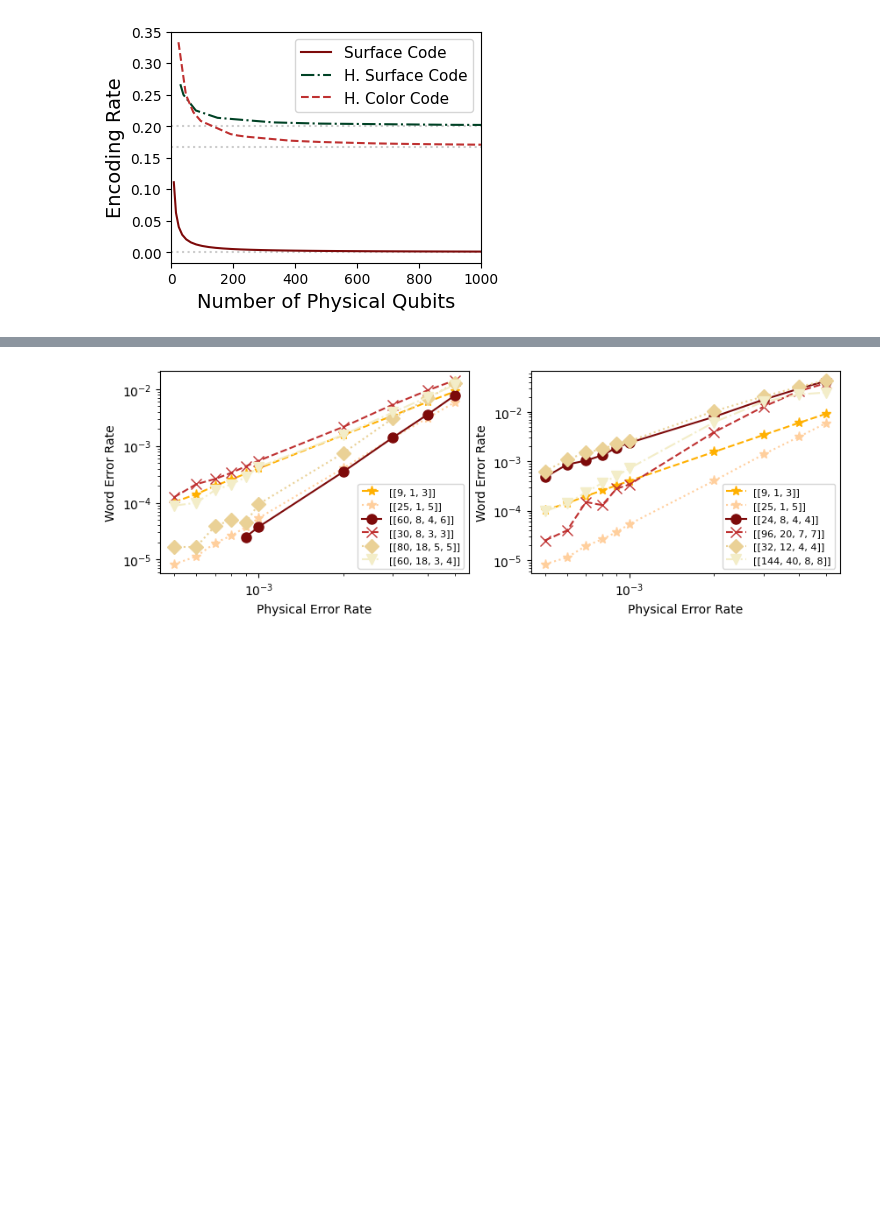
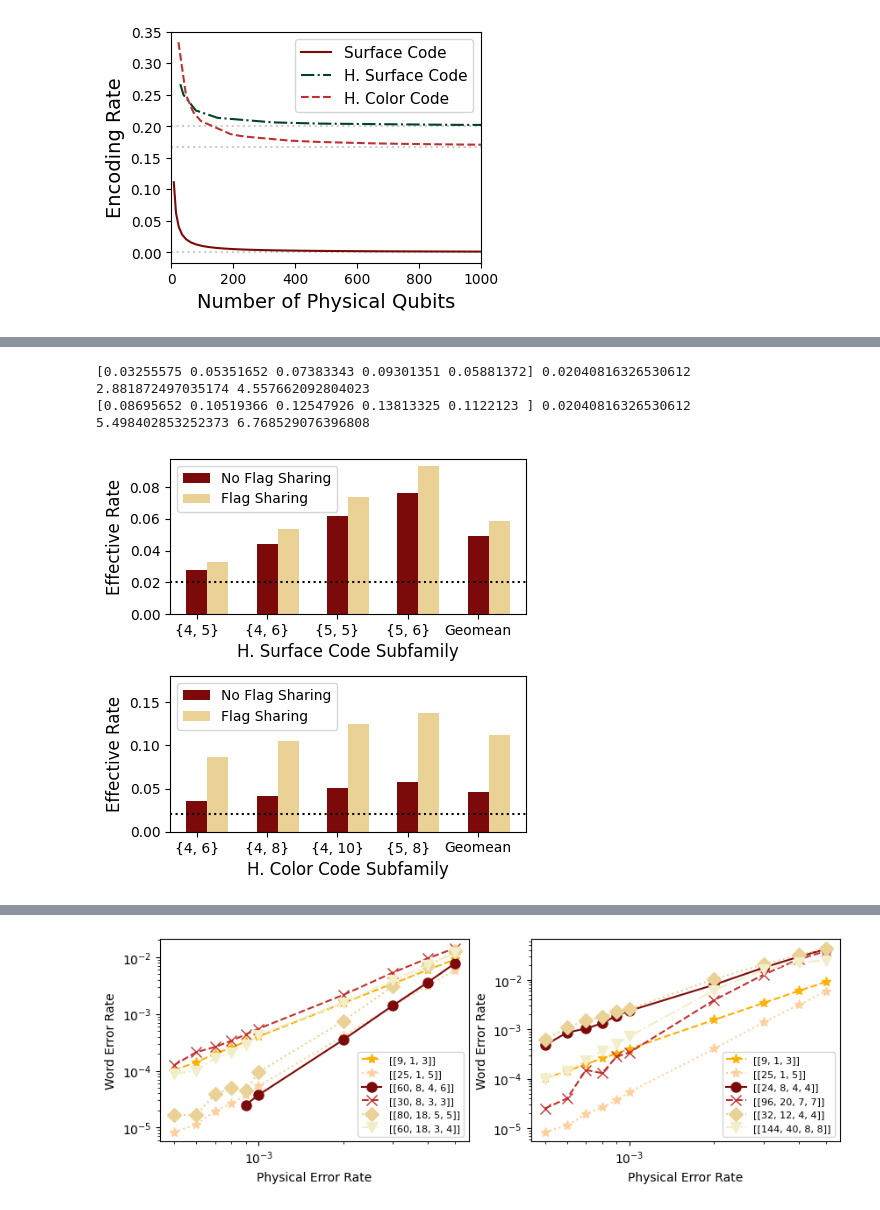
Before and after one commit to suhaskvittal/qontra, a Jupyter notebook: scripts/protean/plots.ipynb, the cells around one changed output, grey strips where cells are left out. Drawn from its saved outputs; the diff is of its cells as text; code cells hidden in the pictures; blank space fills up the shorter version.

```diff
--- a/scripts/protean/plots.ipynb
+++ b/scripts/protean/plots.ipynb
@@ -146,3 +290,54 @@ plt.savefig('plots/background_ler_flag_cmp.pdf', bbox_inches='tight')
+# %%
+## Effective Rate (FPNs w and w/o flag sharing)
+fig, (ax1, ax2) = plt.subplots(2, 1)
+fig.set_size_inches(4.5, 4.5)
+
+def get_effective_rate(family, subfamily, v):
+    base_folder = f'../../data/protean/{family}/{subfamily}'
+    codes = [f for f in os.listdir(base_folder) if os.path.exists(f'{base_folder}/{f}/v4.4/roles.txt')]
+    tot_k, tot_N = 0, 0
+    for f in codes:
+        stats = get_arch_stats(f'{family}/{subfamily}/{f}', v)
+        tot_k += get_stats_from_code_name(f)['k']
+        tot_N += stats['Qubits']
+    return tot_k / tot_N
+
+def add_data_to_ax(ax, family, xlabel):
+    ax.axhline(y=1/49, linestyle=':', color='k')
+
+    code_names = []
+    y1, y2 = [], []
+    for sf in subf[family]:
+        r, s = [int(x) for x in sf.split('_')]
+        code_names.append('{%d, %d}' % (r, s))
+        y1.append(get_effective_rate(family, sf, '3.4'))
+        y2.append(get_effective_rate(family, sf, '4.4'))
+    code_names.append('Geomean')
+    y1.append(sp.stats.gmean(y1))
+    y2.append(sp.stats.gmean(y2))
+    x = np.arange(0, len(code_names))
+    ax.bar(x, y1, width=0.3, label='No Flag Sharing', color=c1)
+    ax.bar(x+0.3, y2, width=0.3, label='Flag Sharing', color=c3)
+    ax.set_xlabel(xlabel, fontsize=12)
+    ax.set_ylabel('Effective Rate', fontsize=12)
+    ax.set_xticks(x, code_names)
+    ax.legend(fontsize=10)
+
+    y2 = np.array(y2)
+    scr = 1/49
+    print(y2, 1/49)
+    print(sp.stats.gmean(y2/scr), y2.max()/scr)
+ax2.set_ylim([0, 0.18])
+add_data_to_ax(ax1, 'hysc', 'H. Surface Code Subfamily')
+add_data_to_ax(ax2, 'hycc', 'H. Color Code Subfamily')
+plt.tight_layout()
+plt.savefig('plots/eff_rate.pdf', bbox_inches='tight')
+# %% [output]
+[0.03255575 0.05351652 0.07383343 0.09301351 0.05881372] 0.02040816326530612
+2.881872497035174 4.557662092804023
+[0.08695652 0.10519366 0.12547926 0.13813325 0.1122123 ] 0.02040816326530612
+5.498402853252373 6.768529076396808
+[figure, added]
 # %%
 def plot_arch_histogram(output_file):
     fig, ax = plt.subplots()
```
Also changed, not shown: parts of 5 cells of this notebook, 14 other files.
